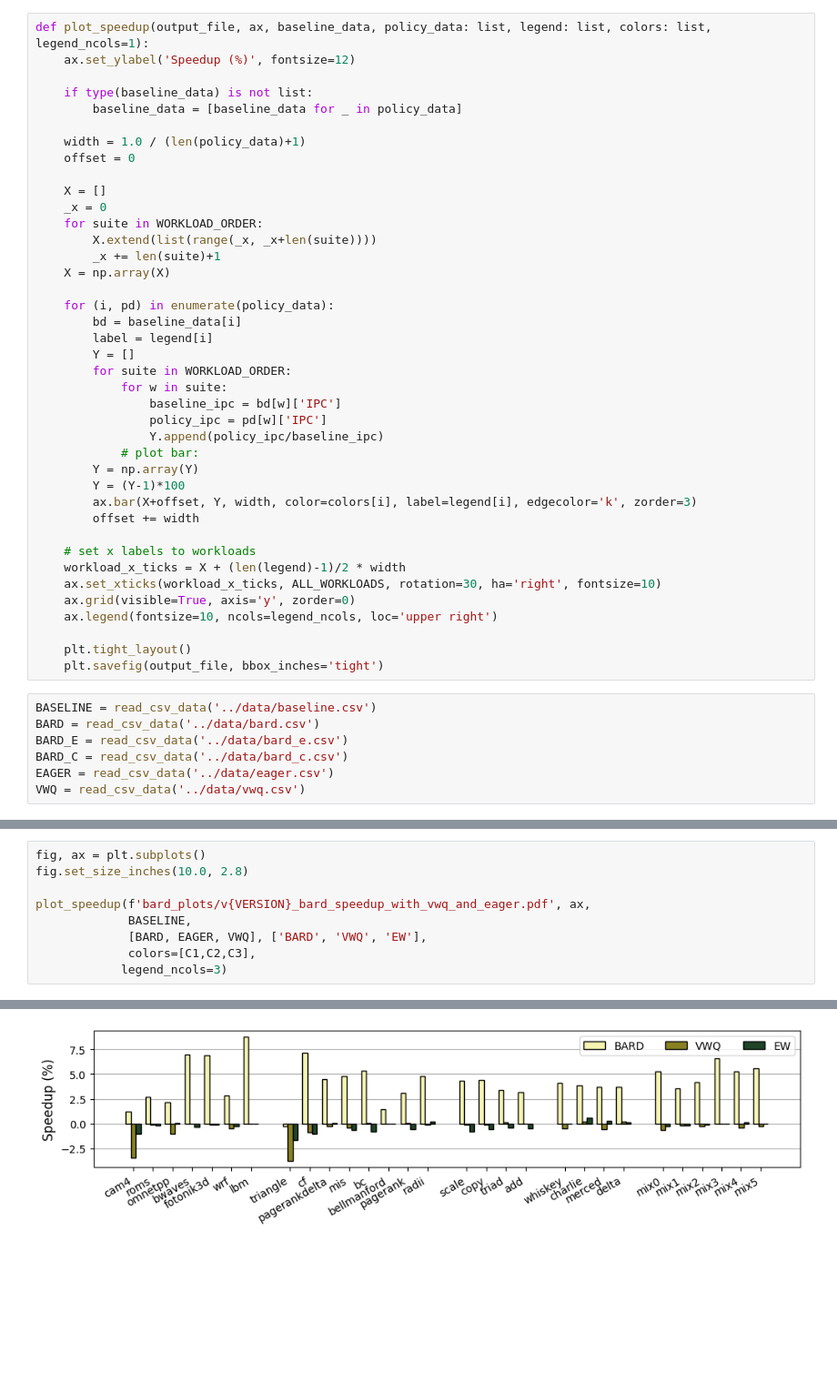
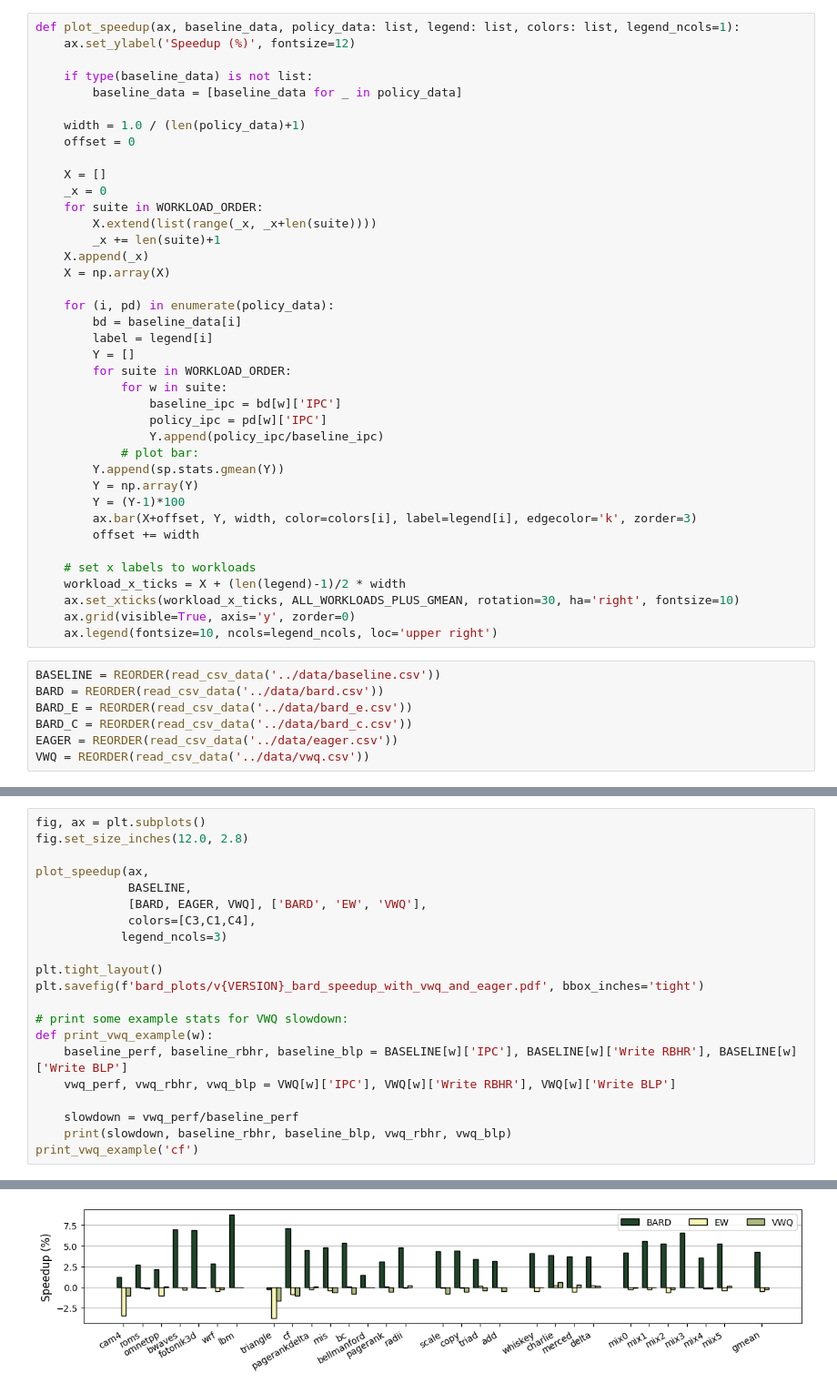
Before and after one commit to panzerox123/champsim-bard, a Jupyter notebook: scripts/bard_plots.ipynb, the cells around one changed output, grey strips where cells are left out. Shown: that part at 91% size. Drawn from its saved outputs; the diff is of its cells as text; blank space fills up the shorter version.

```diff
--- a/scripts/bard_plots.ipynb
+++ b/scripts/bard_plots.ipynb
@@ -33,5 +56,5 @@ VERSION = 1
 # %%
-def plot_speedup(output_file, ax, baseline_data, policy_data: list, legend: list, colors: list, legend_ncols=1):
+def plot_speedup(ax, baseline_data, policy_data: list, legend: list, colors: list, legend_ncols=1):
     ax.set_ylabel('Speedup (%)', fontsize=12)
 
     if type(baseline_data) is not list:
@@ -45,6 +68,7 @@ def plot_speedup(output_file, ax, baseline_data, policy_data: list, legend: list
     for suite in WORKLOAD_ORDER:
         X.extend(list(range(_x, _x+len(suite))))
         _x += len(suite)+1
+    X.append(_x)
     X = np.array(X)
 
     for (i, pd) in enumerate(policy_data):
@@ -57,6 +81,7 @@ def plot_speedup(output_file, ax, baseline_data, policy_data: list, legend: list
                 policy_ipc = pd[w]['IPC']
                 Y.append(policy_ipc/baseline_ipc)
             # plot bar:
+        Y.append(sp.stats.gmean(Y))
         Y = np.array(Y)
         Y = (Y-1)*100
         ax.bar(X+offset, Y, width, color=colors[i], label=legend[i], edgecolor='k', zorder=3)
@@ -64,16 +89,13 @@ def plot_speedup(output_file, ax, baseline_data, policy_data: list, legend: list
 
     # set x labels to workloads
     workload_x_ticks = X + (len(legend)-1)/2 * width
-    ax.set_xticks(workload_x_ticks, ALL_WORKLOADS, rotation=30, ha='right', fontsize=10)
+    ax.set_xticks(workload_x_ticks, ALL_WORKLOADS_PLUS_GMEAN, rotation=30, ha='right', fontsize=10)
     ax.grid(visible=True, axis='y', zorder=0)
     ax.legend(fontsize=10, ncols=legend_ncols, loc='upper right')
-
-    plt.tight_layout()
-    plt.savefig(output_file, bbox_inches='tight')
 # %%
-BASELINE = read_csv_data('../data/baseline.csv')
-BARD = read_csv_data('../data/bard.csv')
-BARD_E = read_csv_data('../data/bard_e.csv')
-BARD_C = read_csv_data('../data/bard_c.csv')
-EAGER = read_csv_data('../data/eager.csv')
-VWQ = read_csv_data('../data/vwq.csv')
+BASELINE = REORDER(read_csv_data('../data/baseline.csv'))
+BARD = REORDER(read_csv_data('../data/bard.csv'))
+BARD_E = REORDER(read_csv_data('../data/bard_e.csv'))
+BARD_C = REORDER(read_csv_data('../data/bard_c.csv'))
+EAGER = REORDER(read_csv_data('../data/eager.csv'))
+VWQ = REORDER(read_csv_data('../data/vwq.csv'))
@@ -91,10 +168,22 @@ plot_speedup(f'bard_plots/v{VERSION}_bard_speedup_all_versions.pdf', ax,
 # %%
 fig, ax = plt.subplots()
-fig.set_size_inches(10.0, 2.8)
+fig.set_size_inches(12.0, 2.8)
 
-plot_speedup(f'bard_plots/v{VERSION}_bard_speedup_with_vwq_and_eager.pdf', ax,
+plot_speedup(ax,
              BASELINE,
-             [BARD, EAGER, VWQ], ['BARD', 'VWQ', 'EW'],
-             colors=[C1,C2,C3],
+             [BARD, EAGER, VWQ], ['BARD', 'EW', 'VWQ'],
+             colors=[C3,C1,C4],
             legend_ncols=3)
+
+plt.tight_layout()
+plt.savefig(f'bard_plots/v{VERSION}_bard_speedup_with_vwq_and_eager.pdf', bbox_inches='tight')
+
+# print some example stats for VWQ slowdown:
+def print_vwq_example(w):
+    baseline_perf, baseline_rbhr, baseline_blp = BASELINE[w]['IPC'], BASELINE[w]['Write RBHR'], BASELINE[w]['Write BLP']
+    vwq_perf, vwq_rbhr, vwq_blp = VWQ[w]['IPC'], VWQ[w]['Write RBHR'], VWQ[w]['Write BLP']
+
+    slowdown = vwq_perf/baseline_perf
+    print(slowdown, baseline_rbhr, baseline_blp, vwq_rbhr, vwq_blp)
+print_vwq_example('cf')
 # %% [output]
@@ -101,2 +191,2 @@ plot_speedup(f'bard_plots/v{VERSION}_bard_speedup_with_vwq_and_eager.pdf', ax,
-[figure, old version]
+[figure, new version]
 # %%
```
Also changed, not shown: parts of 10 cells of this notebook, 14 other files.
